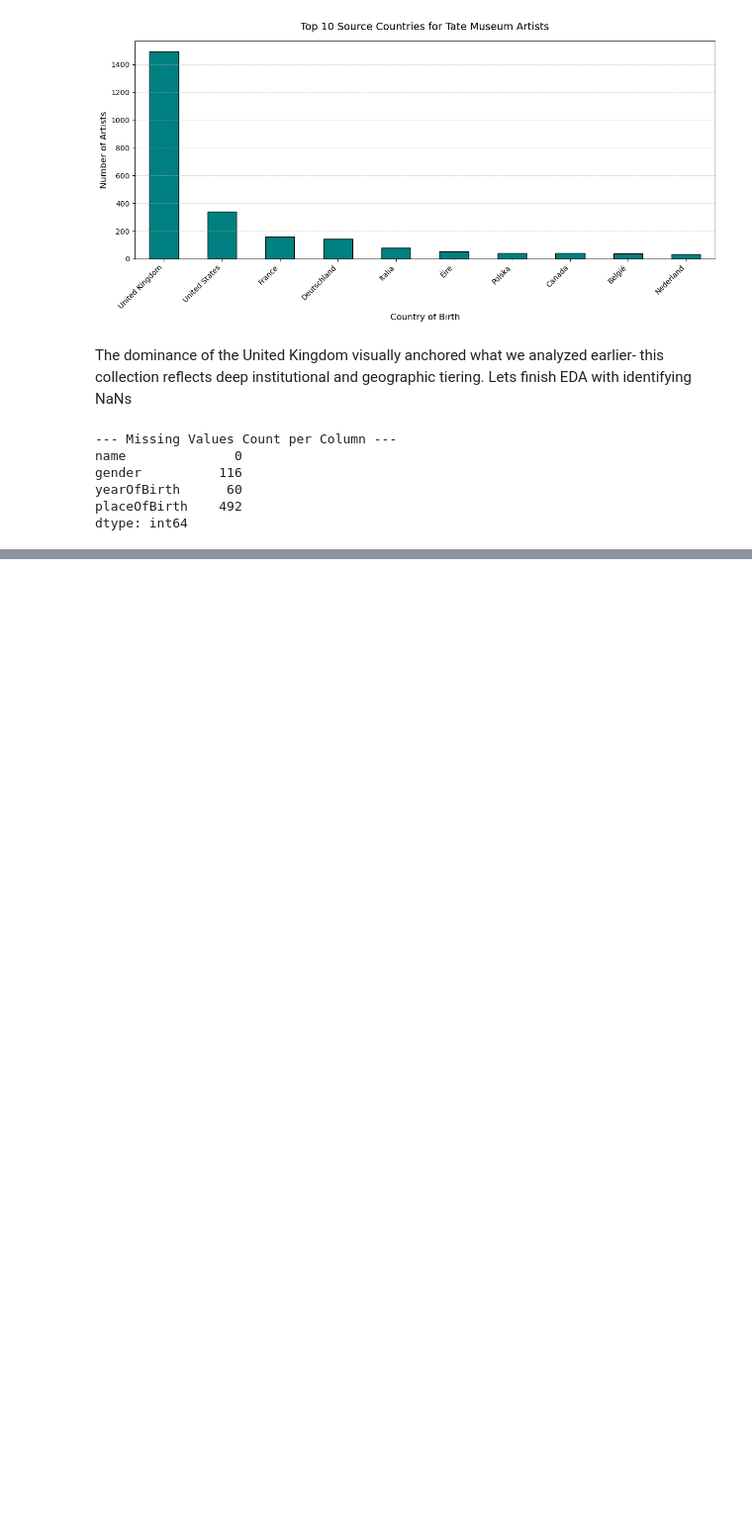
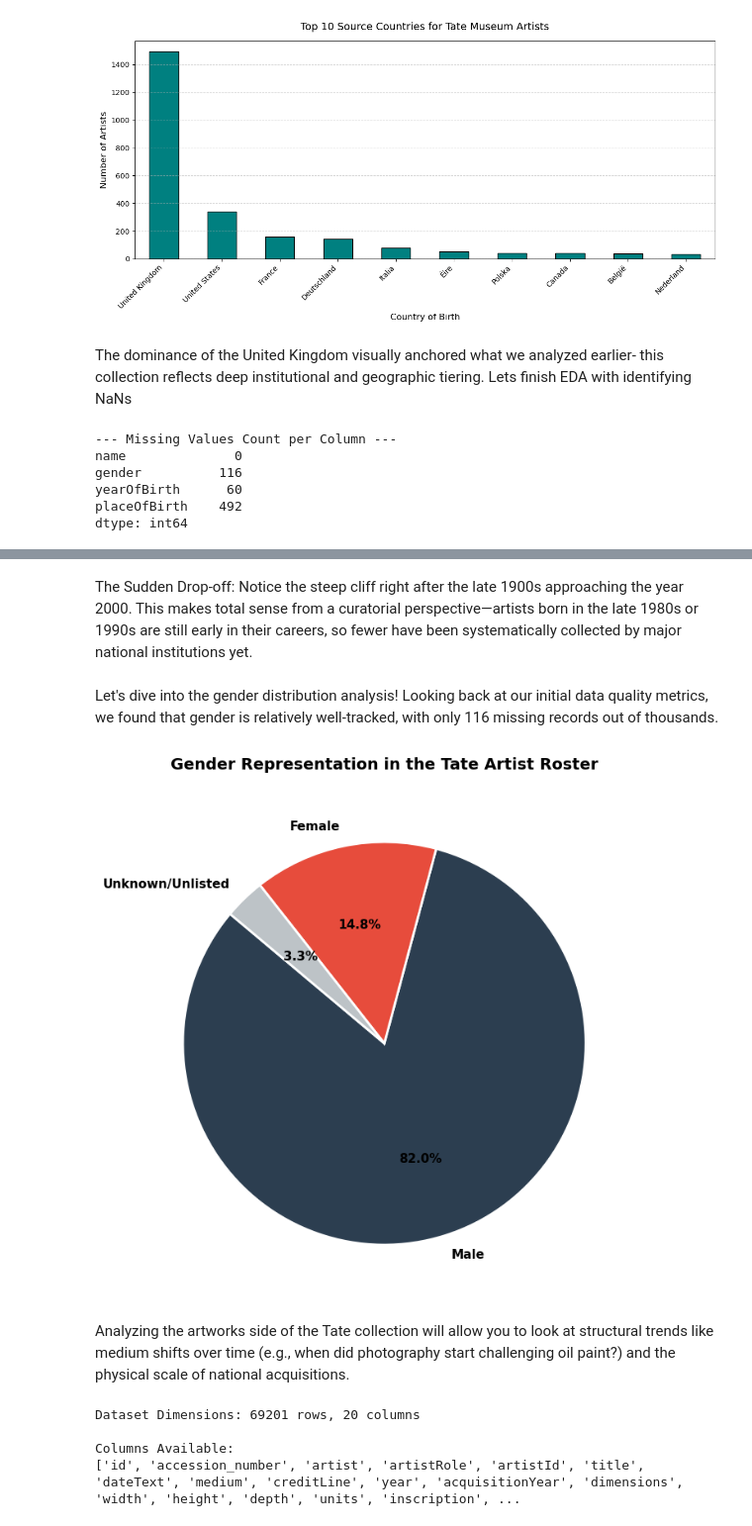
Before and after one commit to Source-Aaryan/Tate-Museum-EDA, a Jupyter notebook: tate_art_analysis.ipynb, the cells around one changed output, grey strips where cells are left out. Shown at 99% size. Drawn from its saved outputs; the diff is of its cells as text; code cells hidden in the pictures; blank space fills up the shorter version.

```diff
--- a/tate_art_analysis.ipynb
+++ b/tate_art_analysis.ipynb
@@ -151,0 +213,51 @@ Missing administrative data for historical collections isn't just a random error
+# %% [markdown]
+The Sudden Drop-off: Notice the steep cliff right after the late 1900s approaching the year 2000. This makes total sense from a curatorial perspective—artists born in the late 1980s or 1990s are still early in their careers, so fewer have been systematically collected by major national institutions yet.
+# %% [markdown]
+Let's dive into the gender distribution analysis! Looking back at our initial data quality metrics, we found that gender is relatively well-tracked, with only 116 missing records out of thousands.
+# %%
+# 1. Fill missing values so they are represented in the visualization
+gender_counts = df_artists['gender'].fillna('Unknown/Unlisted').value_counts()
+
+# 2. Define clean, editorial colors (Soft Navy, Coral, and Light Gray)
+colors = ['#2c3e50', '#e74c3c', '#bdc3c7']
+
+# 3. Set up the figure
+plt.figure(figsize=(7, 7))
+
+# 4. Plot the pie chart with percentages
+plt.pie(gender_counts,
+        labels=gender_counts.index,
+        autopct='%1.1f%%',
+        startangle=140,
+        colors=colors,
+        textprops={'fontsize': 11, 'weight': 'bold'},
+        wedgeprops={'edgecolor': 'white', 'linewidth': 2, 'antialiased': True})
+
+# 5. Add a professional title
+plt.title('Gender Representation in the Tate Artist Roster', fontsize=14, pad=20, weight='bold')
+
+# 6. Render cleanly
+plt.tight_layout()
+plt.show()
+# %% [output]
+[figure, added]
+# %% [markdown]
+Analyzing the artworks side of the Tate collection will allow you to look at structural trends like medium shifts over time (e.g., when did photography start challenging oil paint?) and the physical scale of national acquisitions.
+# %%
+import pandas as pd
+
+# Raw URL to the Tate artworks dataset
+artworks_url = "https://raw.githubusercontent.com/tategallery/collection/master/artwork_data.csv"
+
+# Load the dataset (using low_memory=False to handle mixed historical data types cleanly)
+df_artworks = pd.read_csv(artworks_url, low_memory=False)
+
+# Inspect the structural framework of the dataset
+print(f"Dataset Dimensions: {df_artworks.shape[0]} rows, {df_artworks.shape[1]} columns\n")
+print("Columns Available:")
+print(df_artworks.columns.tolist())
+# %% [output]
+Dataset Dimensions: 69201 rows, 20 columns
+
+Columns Available:
+['id', 'accession_number', 'artist', 'artistRole', 'artistId', 'title', 'dateText', 'medium', 'creditLine', 'year', 'acquisitionYear', 'dimensions', 'width', 'height', 'depth', 'units', 'inscription', ...
```
Also changed, not shown: parts of 10 cells of this notebook.
